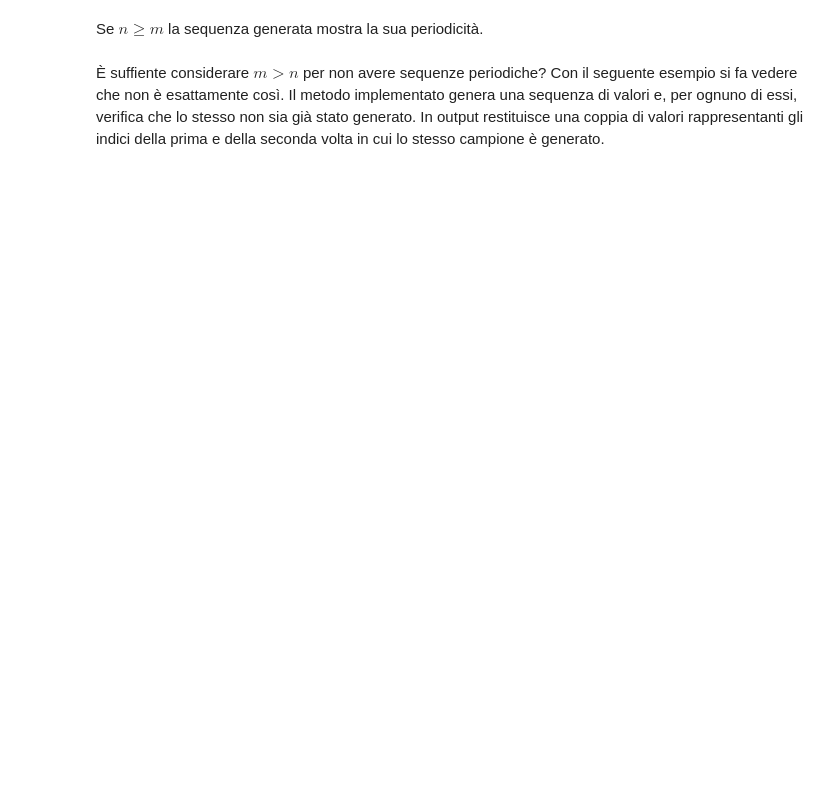
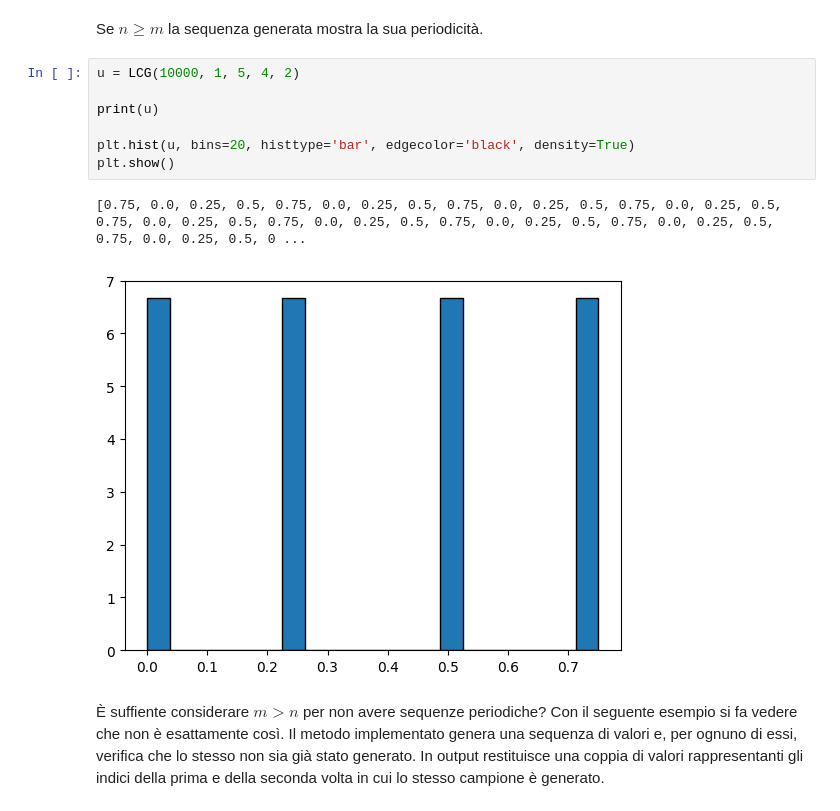
Before and after one commit to emamanni/AnalisiDeiDati_25-26, a Jupyter notebook: 09_GenerazioneNumeriPseudocasuali.ipynb, the cells around one changed output. Drawn from its saved outputs; the diff is of its cells as text; blank space fills up the shorter version.

```diff
--- a/09_GenerazioneNumeriPseudocasuali.ipynb
+++ b/09_GenerazioneNumeriPseudocasuali.ipynb
@@ -25,4 +63,14 @@ Aumentiamo a 1000000 il numero di campioni generati. L'approssimazione migliora
 # %% [markdown]
 Se $n \geq m$ la sequenza generata mostra la sua periodicità.
+# %%
+u = LCG(10000, 1, 5, 4, 2)
+
+print(u)
+
+plt.hist(u, bins=20, histtype='bar', edgecolor='black', density=True)
+plt.show()
+# %% [output]
+[0.75, 0.0, 0.25, 0.5, 0.75, 0.0, 0.25, 0.5, 0.75, 0.0, 0.25, 0.5, 0.75, 0.0, 0.25, 0.5, 0.75, 0.0, 0.25, 0.5, 0.75, 0.0, 0.25, 0.5, 0.75, 0.0, 0.25, 0.5, 0.75, 0.0, 0.25, 0.5, 0.75, 0.0, 0.25, 0.5, 0 ...
+[figure, added]
 # %% [markdown]
 È suffiente considerare $m > n$ per non avere sequenze periodiche? Con il seguente esempio si fa vedere che non è esattamente così. Il metodo implementato genera una sequenza di valori e, per ognuno di essi, verifica che lo stesso non sia già stato generato. In output restituisce una coppia di valori rappresentanti gli indici della prima e della seconda volta in cui lo stesso campione è generato.
```
Also changed, not shown: parts of 15 cells of this notebook.
